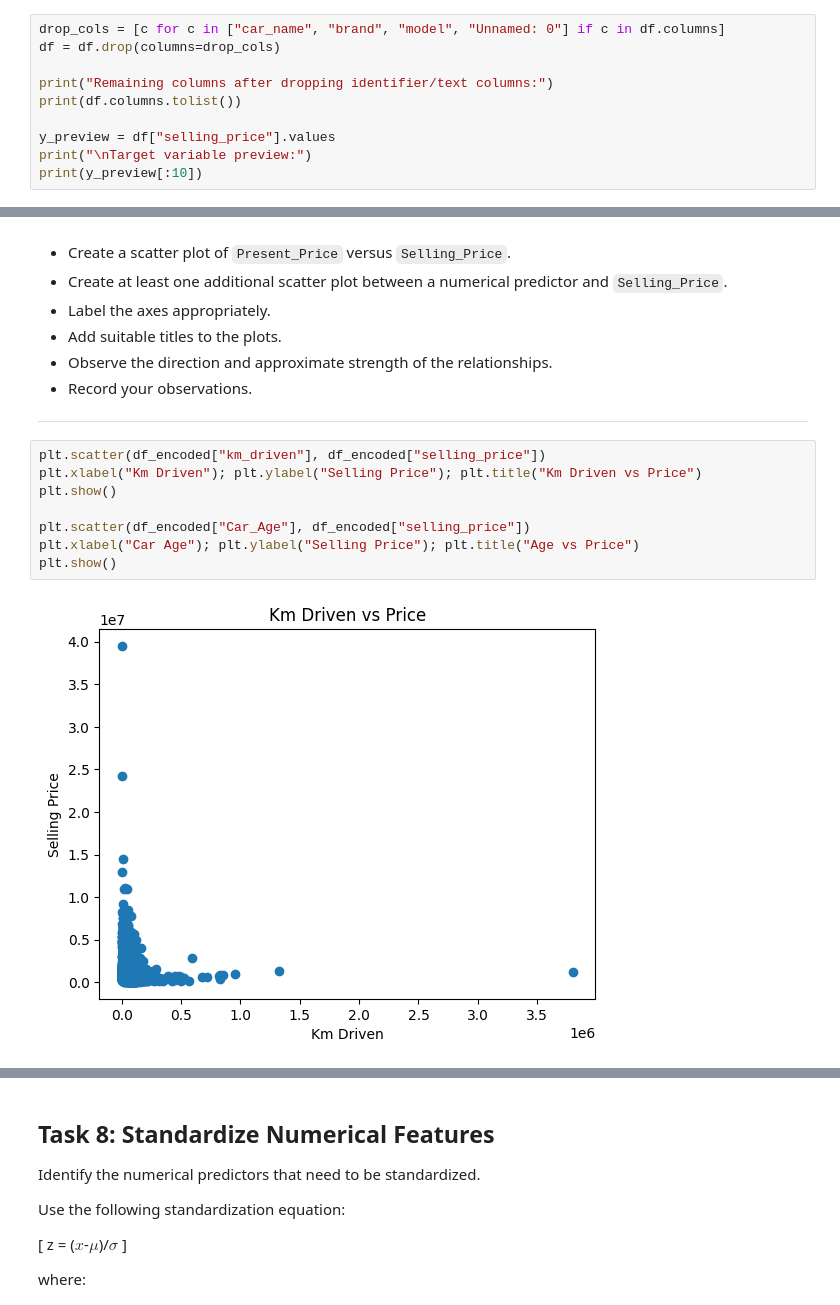
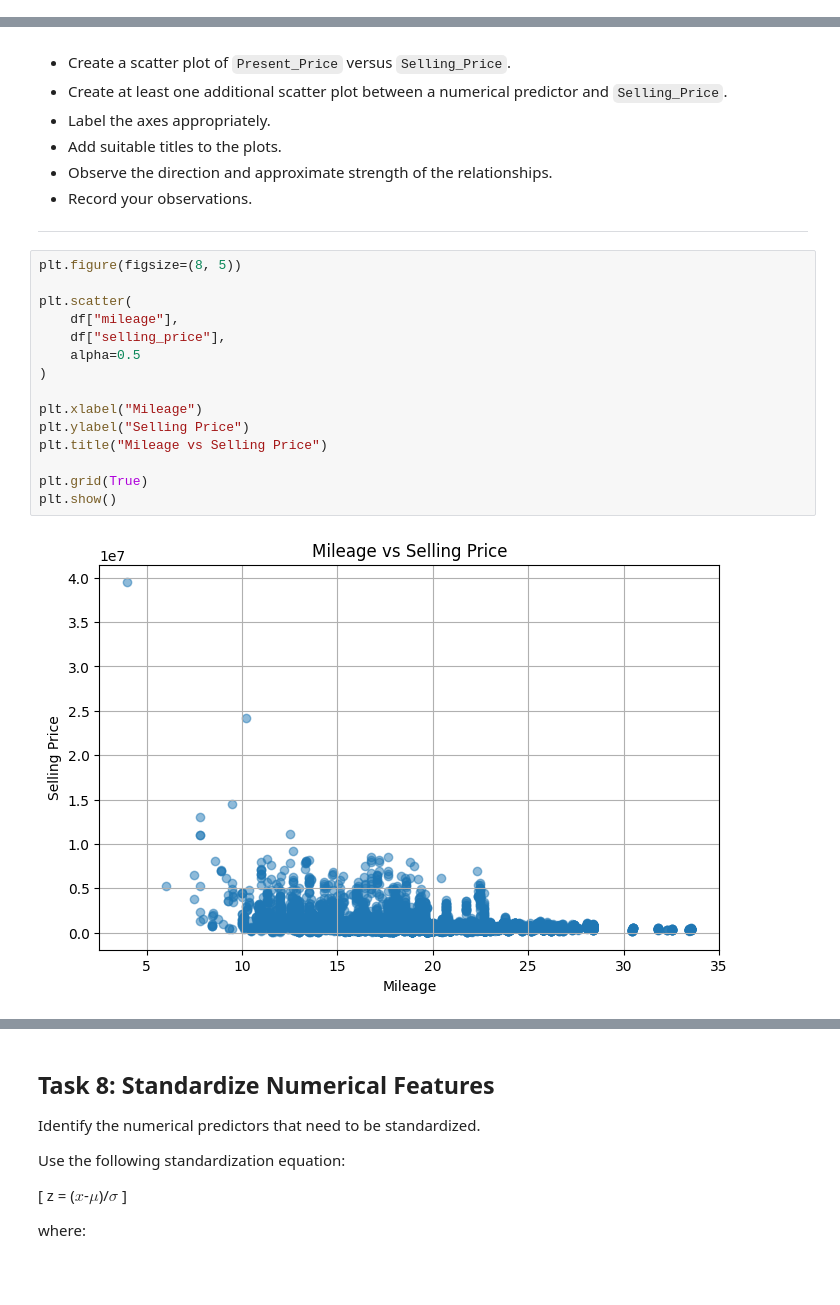
Before and after one commit to rahulm8132/CSL701-CE25_Machine-Learning-Lab, a Jupyter notebook: ML_Experiment_3.ipynb, the cells around one changed output, grey strips where cells are left out. Saved outputs shown, nothing was run; the diff lists cells and outputs as text; blank space fills up the shorter version.

```diff
--- a/ML_Experiment_3.ipynb
+++ b/ML_Experiment_3.ipynb
@@ -184,13 +217,3 @@ No missing values were present, so no imputation or row removal was required.
 - Record the final list of features selected for the model.
 
 ---
-# %%
-drop_cols = [c for c in ["car_name", "brand", "model", "Unnamed: 0"] if c in df.columns]
-df = df.drop(columns=drop_cols)
-
-print("Remaining columns after dropping identifier/text columns:")
-print(df.columns.tolist())
-
-y_preview = df["selling_price"].values
-print("\nTarget variable preview:")
-print(y_preview[:10])
@@ -332,12 +433,19 @@ Perform basic exploratory data analysis using Matplotlib.
 
 ---
 # %%
-plt.scatter(df_encoded["km_driven"], df_encoded["selling_price"])
-plt.xlabel("Km Driven"); plt.ylabel("Selling Price"); plt.title("Km Driven vs Price")
+plt.figure(figsize=(8, 5))
+
+plt.scatter(
+    df["mileage"],
+    df["selling_price"],
+    alpha=0.5
+)
+
+plt.xlabel("Mileage")
+plt.ylabel("Selling Price")
+plt.title("Mileage vs Selling Price")
+
+plt.grid(True)
 plt.show()
-
-plt.scatter(df_encoded["Car_Age"], df_encoded["selling_price"])
-plt.xlabel("Car Age"); plt.ylabel("Selling Price"); plt.title("Age vs Price")
-plt.show()
 # %% [output]
-[figure, old version]
+[figure, new version]
```
Also changed, not shown: parts of 44 cells of this notebook.
